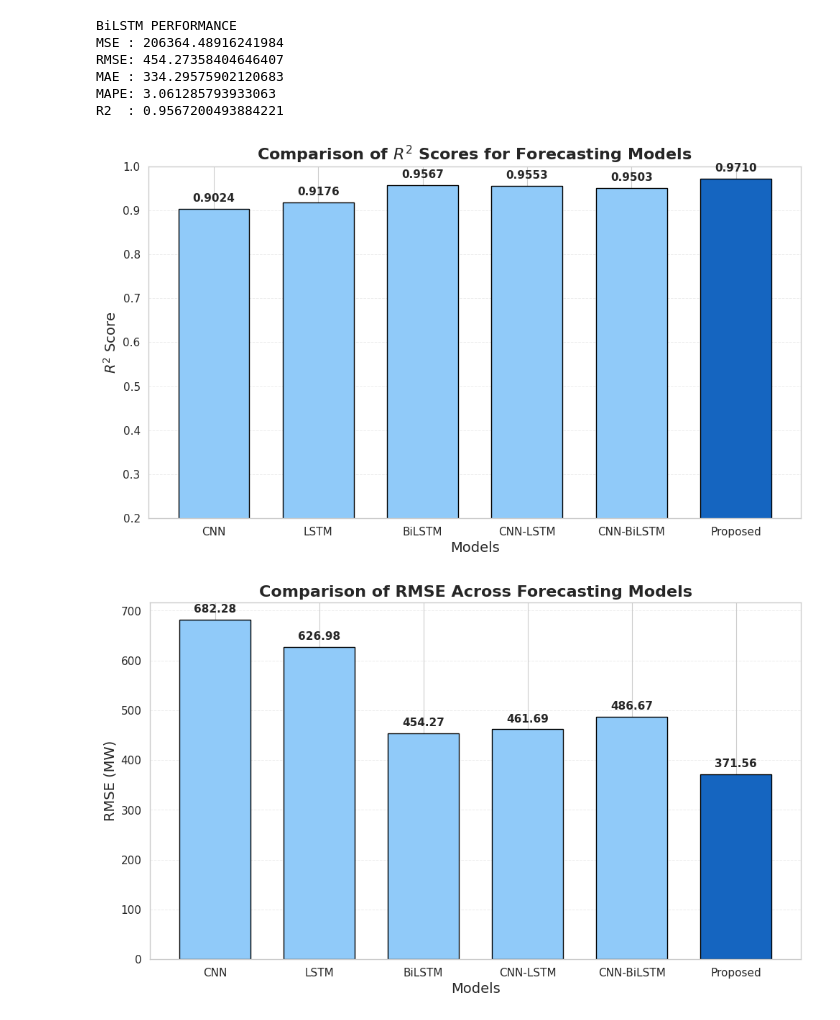
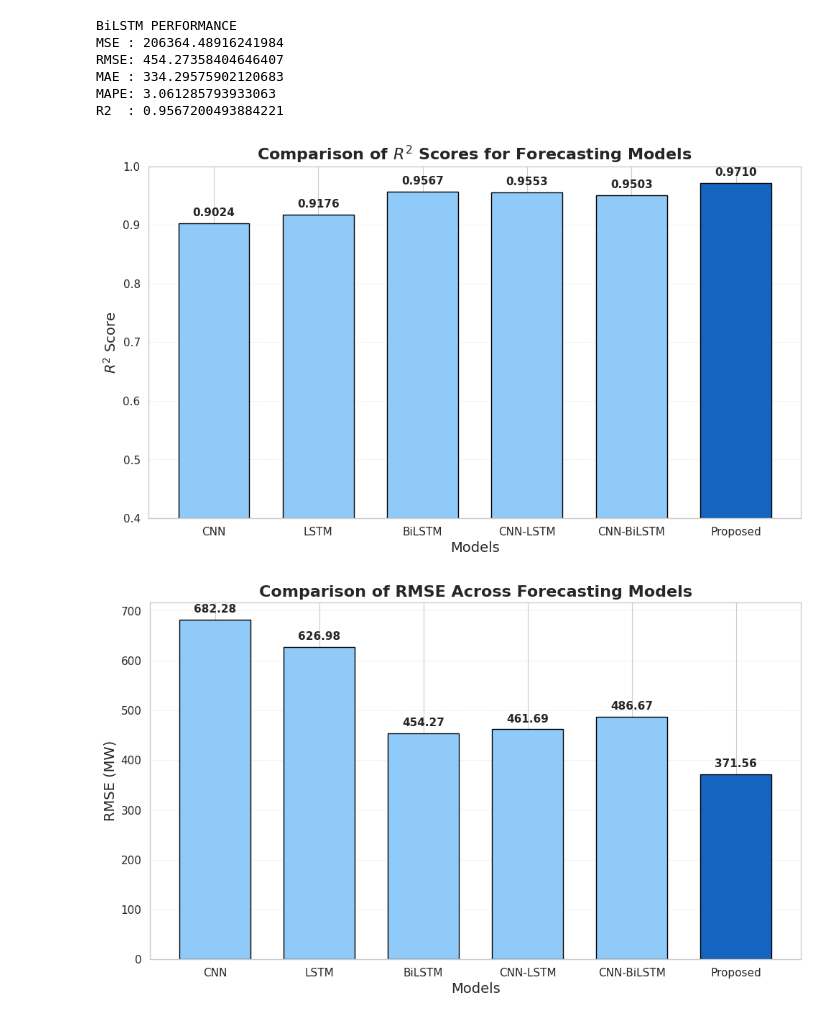
Before and after one commit to Joydas2003/Electrical-Load-Forcasting-Ml, a Jupyter notebook: Machine Learning Based short term Electrical Load Forcasting.ipynb, the cells around one changed output. Cells and saved outputs as stored; diff of their text form; code cells hidden in the pictures.

```diff
--- a/Machine Learning Based short term Electrical Load Forcasting.ipynb
+++ b/Machine Learning Based short term Electrical Load Forcasting.ipynb
@@ -3520,14 +3520,14 @@ def create_metric_plot(
 # %%
 create_metric_plot(
     scores=r2_scores,
     ylabel=r"$R^2$ Score",
     title=r"Comparison of $R^2$ Scores for Forecasting Models",
     filename="Figure_R2_Comparison.png",
-    ylim=(0.2, 1),
+    ylim=(0.4, 1),
     decimals=4
 )
 # %% [output]
-[figure, old version]
+[figure, new version]
 # %%
 create_metric_plot(
     scores=rmse_scores,
```
Also changed, not shown: parts of 1 cell of this notebook.
